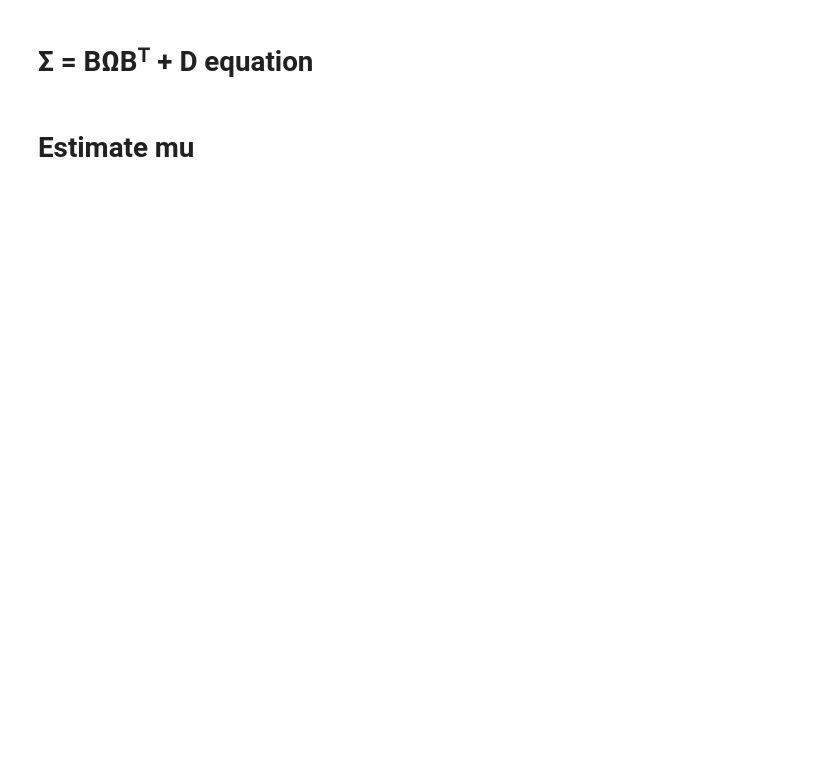
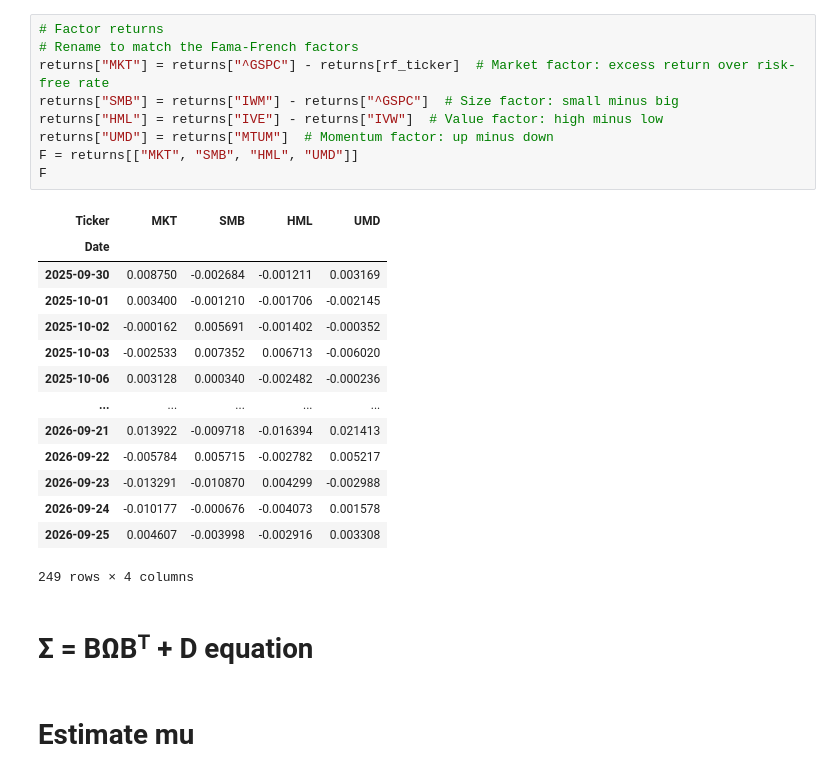
Before and after one commit to cyee02/MQF, a Jupyter notebook: QF600/Assignment 2 - Beta Neutral/AP_Week_5_assignment_.ipynb, the cells around one changed output. Cells and saved outputs as stored; diff of their text form; blank space fills up the shorter version.

```diff
--- a/QF600/Assignment 2 - Beta Neutral/AP_Week_5_assignment_.ipynb
+++ b/QF600/Assignment 2 - Beta Neutral/AP_Week_5_assignment_.ipynb
@@ -45,3 +90,27 @@ print(R.head())
+# %%
+# Factor returns
+# Rename to match the Fama-French factors
+returns["MKT"] = returns["^GSPC"] - returns[rf_ticker]  # Market factor: excess return over risk-free rate
+returns["SMB"] = returns["IWM"] - returns["^GSPC"]  # Size factor: small minus big
+returns["HML"] = returns["IVE"] - returns["IVW"]  # Value factor: high minus low
+returns["UMD"] = returns["MTUM"]  # Momentum factor: up minus down
+F = returns[["MKT", "SMB", "HML", "UMD"]]
+F
+# %% [output]
+| Ticker | MKT | SMB | HML | UMD |
+| Date |  |  |  |  |
+| 2025-09-30 | 0.008750 | -0.002684 | -0.001211 | 0.003169 |
+| 2025-10-01 | 0.003400 | -0.001210 | -0.001706 | -0.002145 |
+| 2025-10-02 | -0.000162 | 0.005691 | -0.001402 | -0.000352 |
+| 2025-10-03 | -0.002533 | 0.007352 | 0.006713 | -0.006020 |
+| 2025-10-06 | 0.003128 | 0.000340 | -0.002482 | -0.000236 |
+| ... | ... | ... | ... | ... |
+| 2026-09-21 | 0.013922 | -0.009718 | -0.016394 | 0.021413 |
+| 2026-09-22 | -0.005784 | 0.005715 | -0.002782 | 0.005217 |
+| 2026-09-23 | -0.013291 | -0.010870 | 0.004299 | -0.002988 |
+| 2026-09-24 | -0.010177 | -0.000676 | -0.004073 | 0.001578 |
+| 2026-09-25 | 0.004607 | -0.003998 | -0.002916 | 0.003308 |
+249 rows × 4 columns
 # %% [markdown]
 # Σ = BΩBᵀ + D equation
 # %% [markdown]
```
Also changed, not shown: parts of 27 cells of this notebook, 1 other file.
